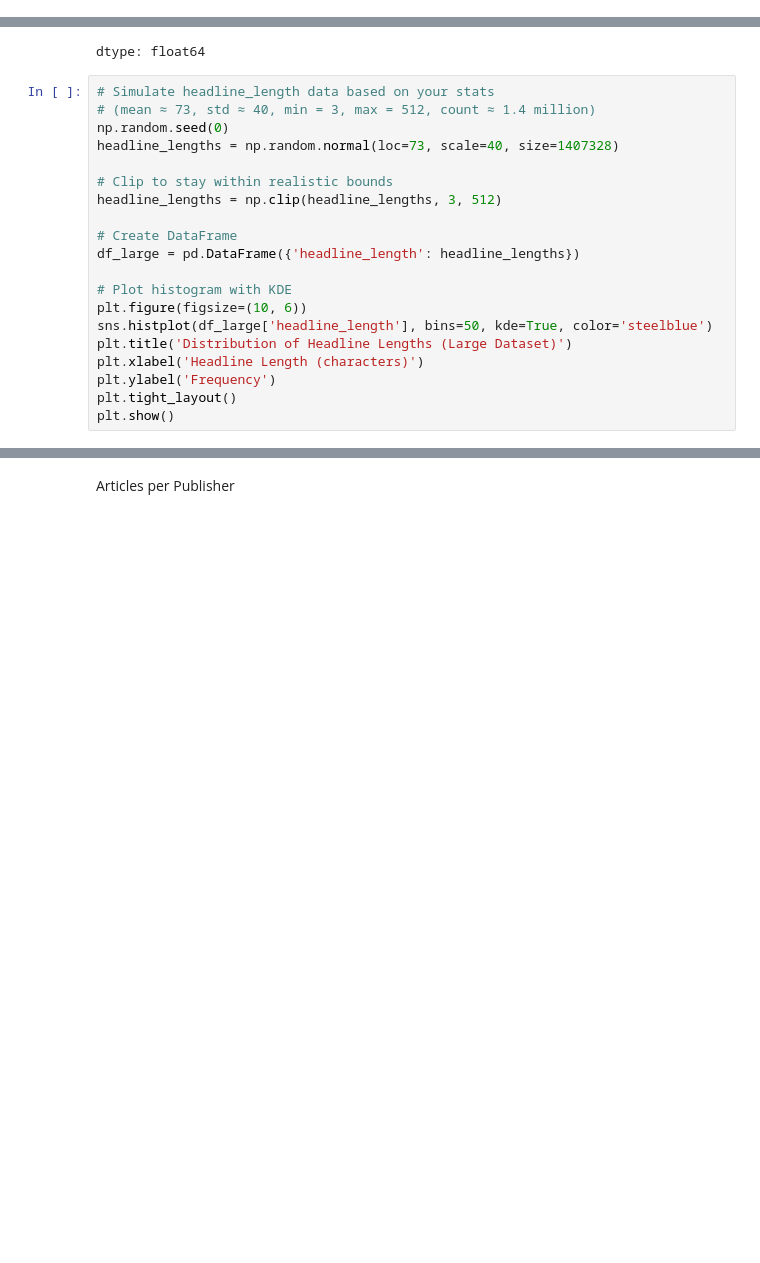
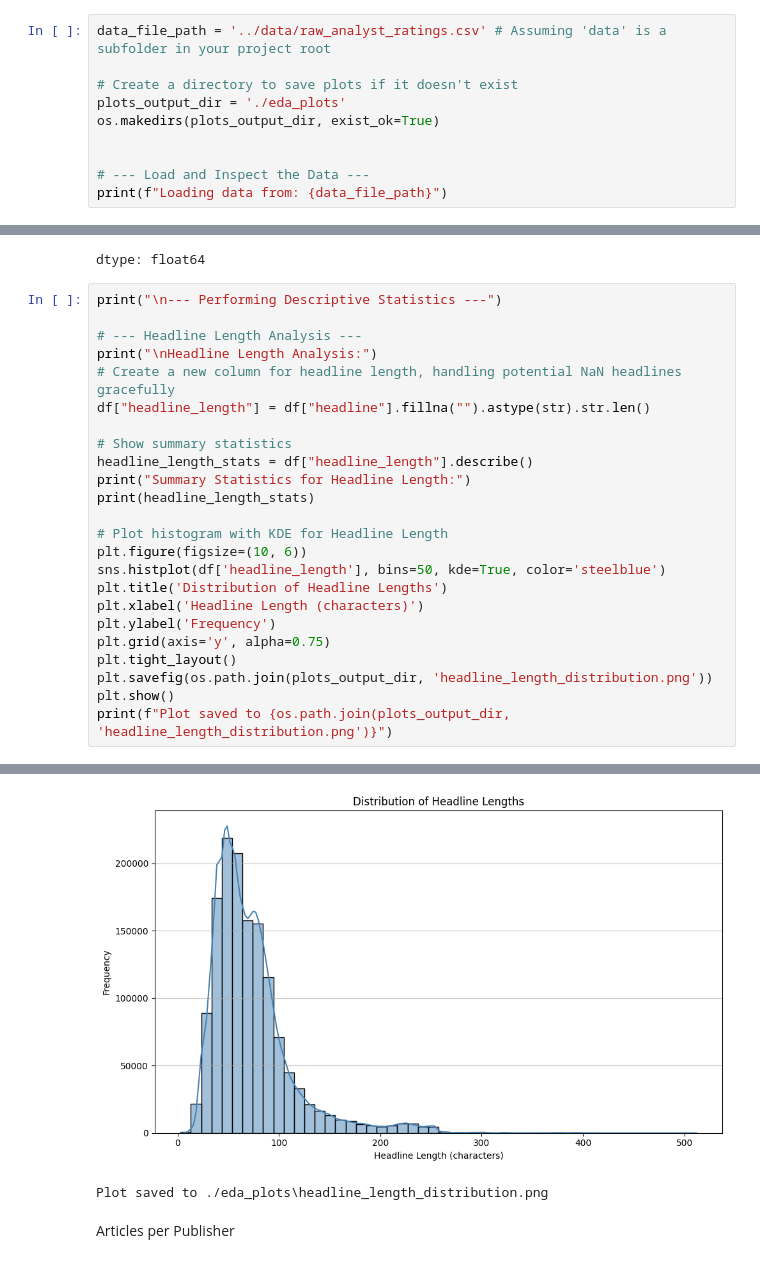
Before and after one commit to anasimos/financial-analysis-task1, a Jupyter notebook: notebooks/EDA.ipynb, the cells around one changed output, grey strips where cells are left out. Cells and saved outputs as stored; diff of their text form; blank space fills up the shorter version.

Commit message:
Update Eda for the raw_analyst data

```diff
--- a/notebooks/EDA.ipynb
+++ b/notebooks/EDA.ipynb
@@ -23,0 +29,10 @@ df = pd.read_csv('/data/raw_analyst_ratings.csv')
+# %%
+data_file_path = '../data/raw_analyst_ratings.csv' # Assuming 'data' is a subfolder in your project root
+
+# Create a directory to save plots if it doesn't exist
+plots_output_dir = './eda_plots'
+os.makedirs(plots_output_dir, exist_ok=True)
+
+
+# --- Load and Inspect the Data ---
+print(f"Loading data from: {data_file_path}")
@@ -51,23 +68,28 @@ df["headline_length"].describe()
 | 75% | 8.700000e+01 |
 | max | 5.120000e+02 |
 dtype: float64
-# %%
-# Simulate headline_length data based on your stats
-# (mean ≈ 73, std ≈ 40, min = 3, max = 512, count ≈ 1.4 million)
-np.random.seed(0)
-headline_lengths = np.random.normal(loc=73, scale=40, size=1407328)
-
-# Clip to stay within realistic bounds
-headline_lengths = np.clip(headline_lengths, 3, 512)
-
-# Create DataFrame
-df_large = pd.DataFrame({'headline_length': headline_lengths})
-
-# Plot histogram with KDE
-plt.figure(figsize=(10, 6))
-sns.histplot(df_large['headline_length'], bins=50, kde=True, color='steelblue')
-plt.title('Distribution of Headline Lengths (Large Dataset)')
-plt.xlabel('Headline Length (characters)')
-plt.ylabel('Frequency')
-plt.tight_layout()
-plt.show()
+# %%
+print("\n--- Performing Descriptive Statistics ---")
+
+# --- Headline Length Analysis ---
+print("\nHeadline Length Analysis:")
+# Create a new column for headline length, handling potential NaN headlines gracefully
+df["headline_length"] = df["headline"].fillna("").astype(str).str.len()
+
+# Show summary statistics
+headline_length_stats = df["headline_length"].describe()
+print("Summary Statistics for Headline Length:")
+print(headline_length_stats)
+
+# Plot histogram with KDE for Headline Length
+plt.figure(figsize=(10, 6))
+sns.histplot(df['headline_length'], bins=50, kde=True, color='steelblue')
+plt.title('Distribution of Headline Lengths')
+plt.xlabel('Headline Length (characters)')
+plt.ylabel('Frequency')
+plt.grid(axis='y', alpha=0.75)
+plt.tight_layout()
+plt.savefig(os.path.join(plots_output_dir, 'headline_length_distribution.png'))
+plt.show()
+print(f"Plot saved to {os.path.join(plots_output_dir, 'headline_length_distribution.png')}")
+# %% [output]
@@ -74,3 +109,5 @@ plt.show()
+[figure, added]
+Plot saved to ./eda_plots\headline_length_distribution.png
 # %% [markdown]
 Articles per Publisher
 # %%
```
Also changed, not shown: parts of 4 cells of this notebook.
